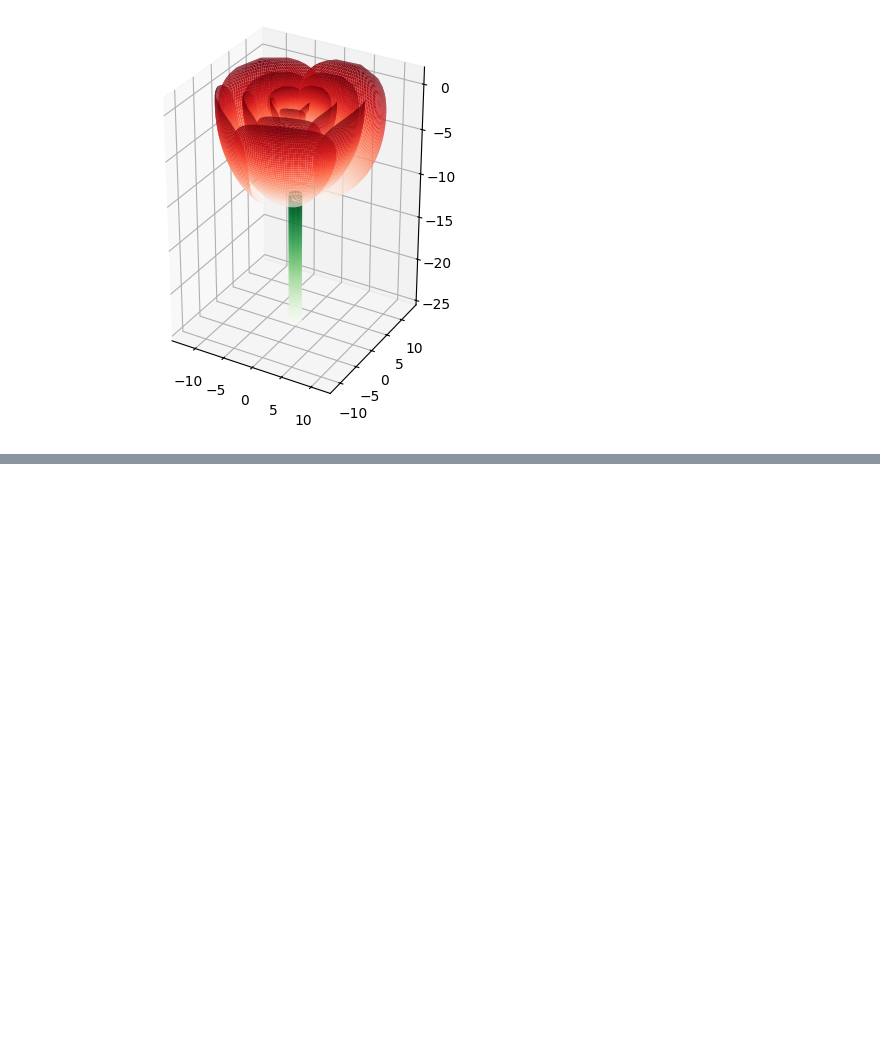
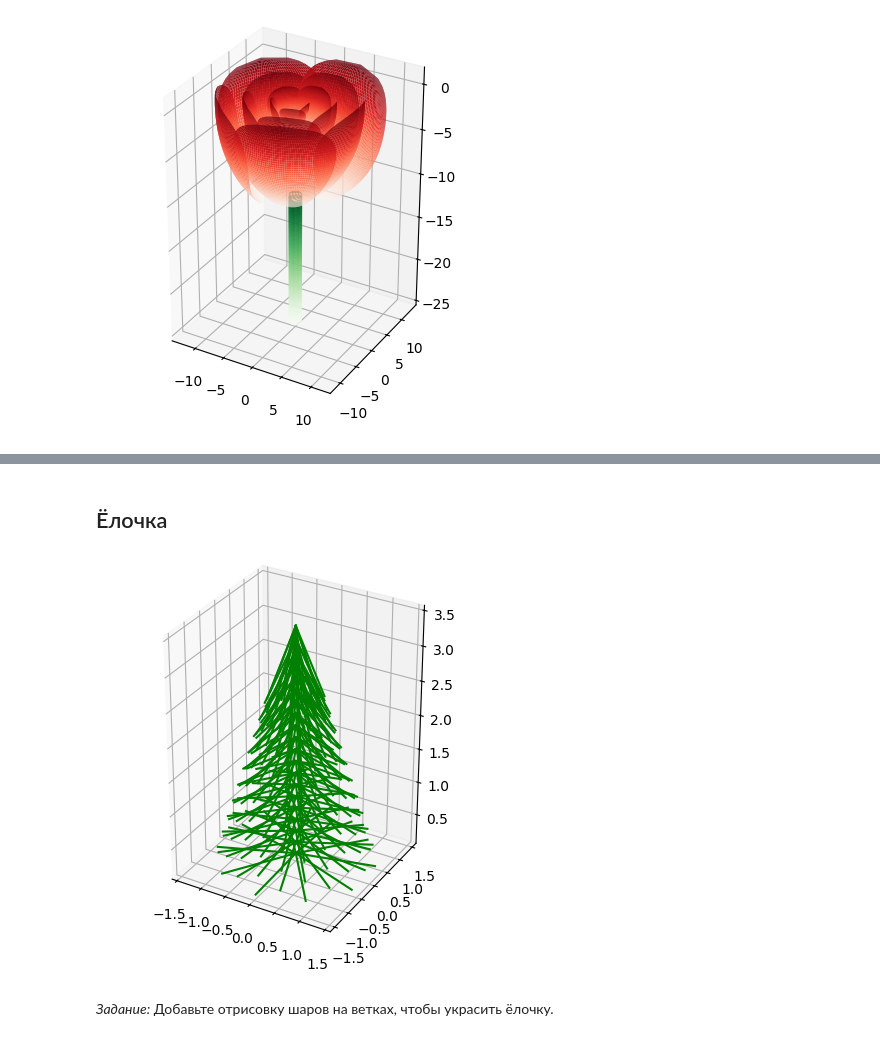
Before and after one commit to lapkin25/test-abstracts, a Jupyter notebook: math_cards.ipynb, the cells around one changed output, grey strips where cells are left out. Cells and saved outputs as stored; diff of their text form; code cells hidden in the pictures; blank space fills up the shorter version.

```diff
--- a/math_cards.ipynb
+++ b/math_cards.ipynb
@@ -40,3 +39,34 @@ plt.show()
 *Задание:* Оптимизируйте следующий код.
 
 <iframe src="https://trinket.io/embed/python3/fbb7581526" width="100%" height="356" frameborder="0" marginwidth="0" marginheight="0" allowfullscreen></iframe>
+# %% [markdown]
+## Ёлочка
+# %%
+from matplotlib import pyplot as plt
+from math import pi, cos, sin
+
+def plot_segment(x1, y1, z1, x2, y2, z2):
+  plt.plot([x1, x2], [y1, y2], [z1, z2], 'g', linewidth=1.5)
+
+fig = plt.figure()
+ax = fig.add_subplot(111, projection='3d')
+
+n = 20
+m = 10
+dr = [0.5 + i / n for i in range(n)]
+dz = [-1 + i / n for i in range(n)]
+z = [3.5 * (1 - i / n) for i in range(n)]
+phi = [[2 * pi * (i / n + j / m) for j in range(m)] for i in range(n)]
+dx = [[dr[i] * cos(phi[i][j]) for j in range(m)] for i in range(n)]
+dy = [[dr[i] * sin(phi[i][j]) for j in range(m)] for i in range(n)]
+
+for i in range(n):
+  for j in range(m):
+    plot_segment(0, 0, z[i], dx[i][j], dy[i][j], z[i] + dz[i])
+
+ax.set_box_aspect(aspect=(1, 1, 1.5))
+plt.show()
+# %% [output]
+[figure, added]
+# %% [markdown]
+*Задание:* Добавьте отрисовку шаров на ветках, чтобы украсить ёлочку.
```
Also changed, not shown: parts of 1 cell of this notebook.
